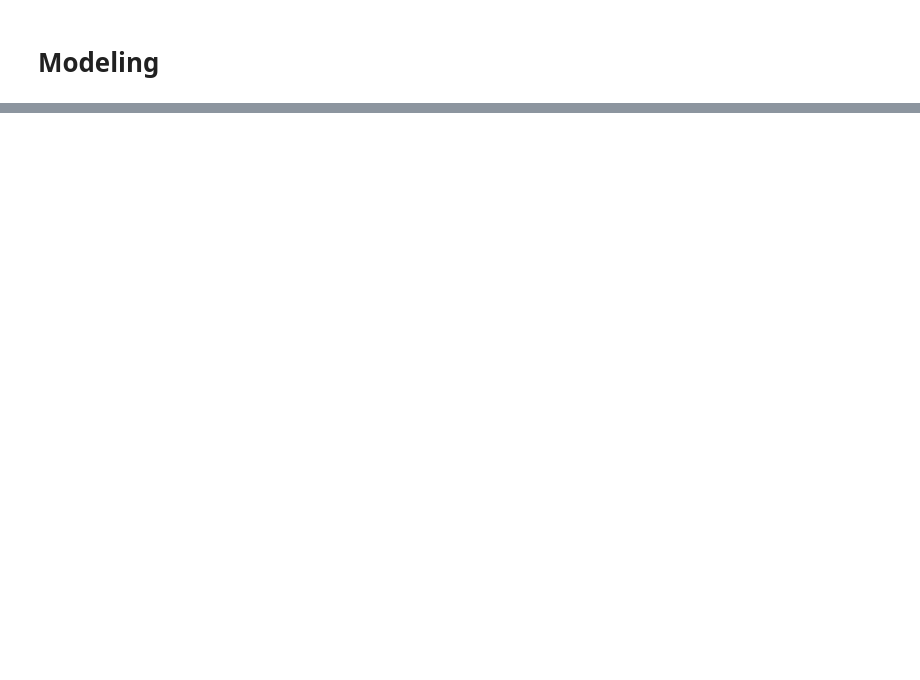
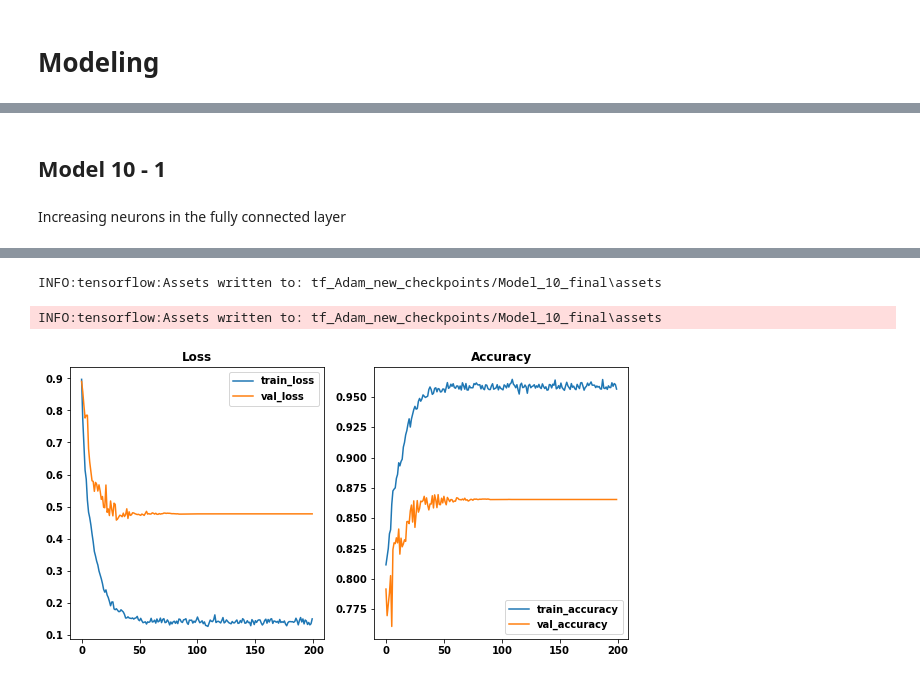
Before and after one commit to ssaeed85/dsc-ph5-MarsTerrainAnomalyDetection, a Jupyter notebook: 02_TensorflowModeling_FinalModels.ipynb, the cells around one changed output, grey strips where cells are left out. Cells and saved outputs as stored; diff of their text form; code cells hidden in the pictures; blank space fills up the shorter version.

```diff
--- a/02_TensorflowModeling_FinalModels.ipynb
+++ b/02_TensorflowModeling_FinalModels.ipynb
@@ -33,7 +30,7 @@ train_datagen = ImageDataGenerator(rescale=1./255)
 train_generator = train_datagen.flow_from_directory(
     'images/train/',
     target_size = (227,227),
-    batch_size=100,
+    batch_size=50,
     color_mode='grayscale',
     class_mode='categorical'
 )
@@ -48,7 +45,7 @@ val_datagen = ImageDataGenerator(rescale=1./255)
 val_generator = val_datagen.flow_from_directory(
     'images/val/',
     target_size = (227,227),
-    batch_size=200,
+    batch_size=100,
     color_mode='grayscale',
     class_mode='categorical'
 )
@@ -85,6 +82,6 @@ def scheduler(epoch, lr):
     if epoch < 10:
         return lr
     else:
-        return lr * tf.math.exp(-0.01)
+        return lr * tf.math.exp(-0.1)
 
 lr_schd_cb = tf.keras.callbacks.LearningRateScheduler(scheduler)
@@ -377,0 +176,67 @@ display_model_trainTestGraphs(results)
+# %% [markdown]
+## Model 10 - 1
+# %% [markdown]
+Increasing neurons in the fully connected layer
+# %%
+model = models.Sequential()
+
+model.add(layers.Conv2D(16, 3, activation='relu',
+                        input_shape=(227, 227, 1)
+                        ))
+model.add(layers.MaxPooling2D(3, 3))
+
+model.add(layers.Conv2D(64, 3, activation='relu'))
+model.add(layers.Conv2D(64, 3, activation='relu'))
+model.add(layers.MaxPooling2D(2,2))
+
+model.add(layers.Conv2D(128, 3, activation='relu'))
+model.add(layers.MaxPooling2D(2,2))
+
+model.add(layers.Conv2D(256, 3, activation='relu'))
+model.add(layers.Conv2D(256, 3, activation='relu'))
+model.add(layers.MaxPooling2D(2,2))
+
+model.add(layers.Conv2D(512, 3, activation='relu'))
+model.add(layers.Conv2D(512, 3, activation='relu'))
+model.add(layers.MaxPooling2D(2,2))
+
+
+model.add(layers.Flatten())
+model.add(layers.Dense(4096, activation='relu'))
+model.add(layers.Dropout(rate=0.5))
+model.add(layers.Dense(4096, activation='relu'))
+model.add(layers.Dropout(rate=0.5))
+
+
+model.add(layers.Dense(8, activation='softmax'))
+
+
+model.summary()
+
+model.compile(optimizer=optimizers.Adam(learning_rate=0.0001),
+              loss=losses.CategoricalCrossentropy(),
+              metrics=['accuracy',
+                       Precision(),
+                       Recall()
+                       ])
+
+
+csv_logger = CSVLogger('./logs/Model_10_final.log', separator=',', append=False)
+
+results = model.fit(train_generator,
+                    steps_per_epoch=150,
+                    epochs=epochs_to_train,  # Number of epochs
+                    validation_data=val_generator,
+                    verbose=1,
+                    callbacks=[
+                        lr_schd_cb,
+                        csv_logger,
+#                         early_stop
+                    ]
+                    )
+
+
+results.model.save(tf_chkpt_path+'Model_10_final')
+
+display_model_trainTestGraphs(results)
+# %% [output]
@@ -377,0 +261,3 @@ display_model_trainTestGraphs(results)
+INFO:tensorflow:Assets written to: tf_Adam_new_checkpoints/Model_10_final\assets
+INFO:tensorflow:Assets written to: tf_Adam_new_checkpoints/Model_10_final\assets
+[figure, added]
```
Also changed, not shown: parts of 33 cells of this notebook.
